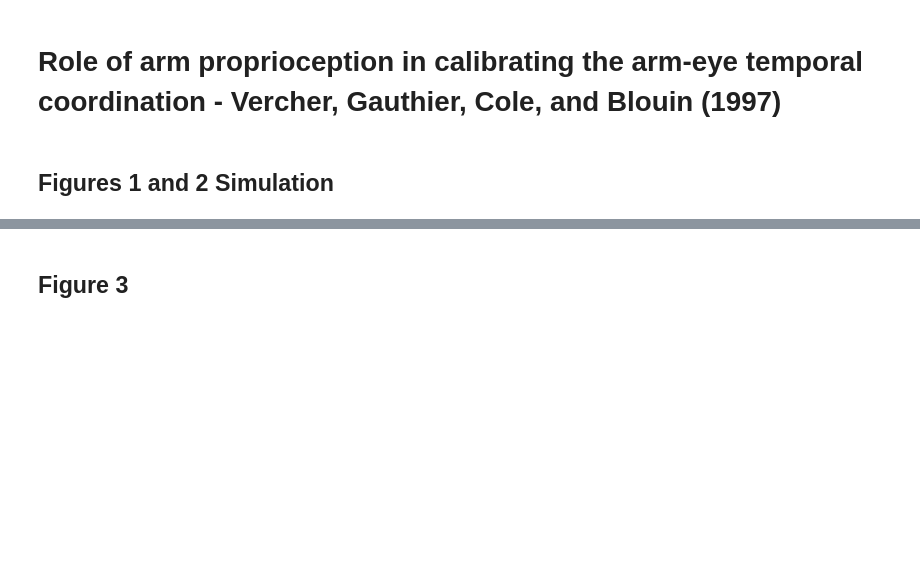
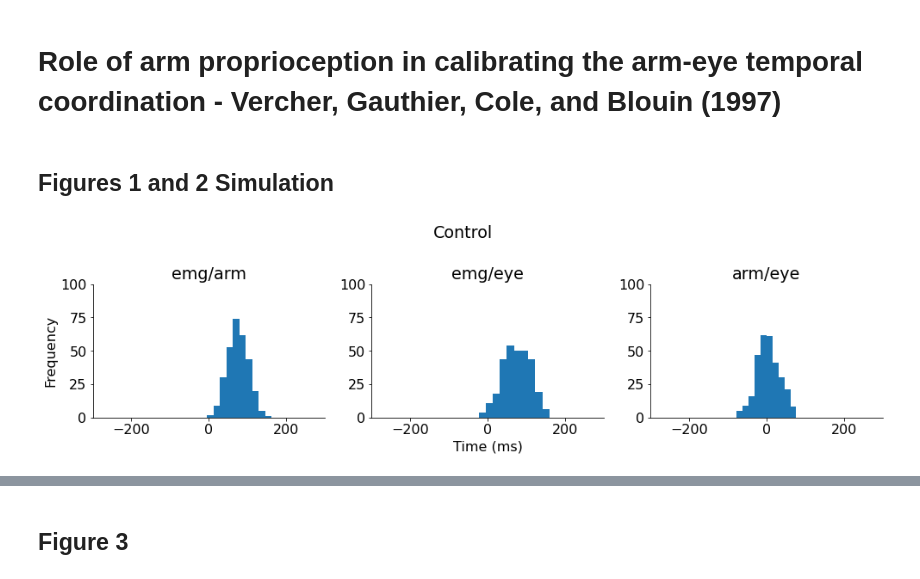
Before and after one commit to tulimid1/Recreate-Papers, a Jupyter notebook: Vercher_etal_97/vercher97Simulations.ipynb, the cells around one changed output, grey strips where cells are left out. Drawn from its saved outputs; the diff is of its cells as text; code cells hidden in the pictures; blank space fills up the shorter version.

Commit message:
updated figures

```diff
--- a/Vercher_etal_97/vercher97Simulations.ipynb
+++ b/Vercher_etal_97/vercher97Simulations.ipynb
@@ -162,7 +162,7 @@ class participant:
 
     def visHistograms(self):
         # visualize
-        plt.figure(figsize=(14,4))
+        fig = plt.figure(figsize=(14,4))
         plt.subplot(1,3,1)
         plt.hist(self.EMGARM)
         ax = plt.gca()
@@ -194,8 +194,10 @@ class participant:
         plt.tight_layout()
         plt.show()
 
+        return fig
+
     def visCorrelations(self):
-        plt.figure(figsize=(14,4))
+        fig = plt.figure(figsize=(14,4))
         plt.subplot(1,3,1)
         plt.scatter(self.EMGARM, self.EMGEYE)
         plt.axhline(0, color='k')
@@ -231,6 +233,8 @@ class participant:
         plt.suptitle(self.who)
         plt.tight_layout()
         plt.show()
+
+        return fig
 
     def visBehaviorEx(self):
         # randomly sample some latencies
@@ -334,0 +335,5 @@ IW.visHistograms()
+# %%
+fig = controls.visHistograms()
+best_save(fig, 'controlHist')
+# %% [output]
+[figure, added]
```
Also changed, not shown: parts of 11 cells of this notebook, 8 other files.
